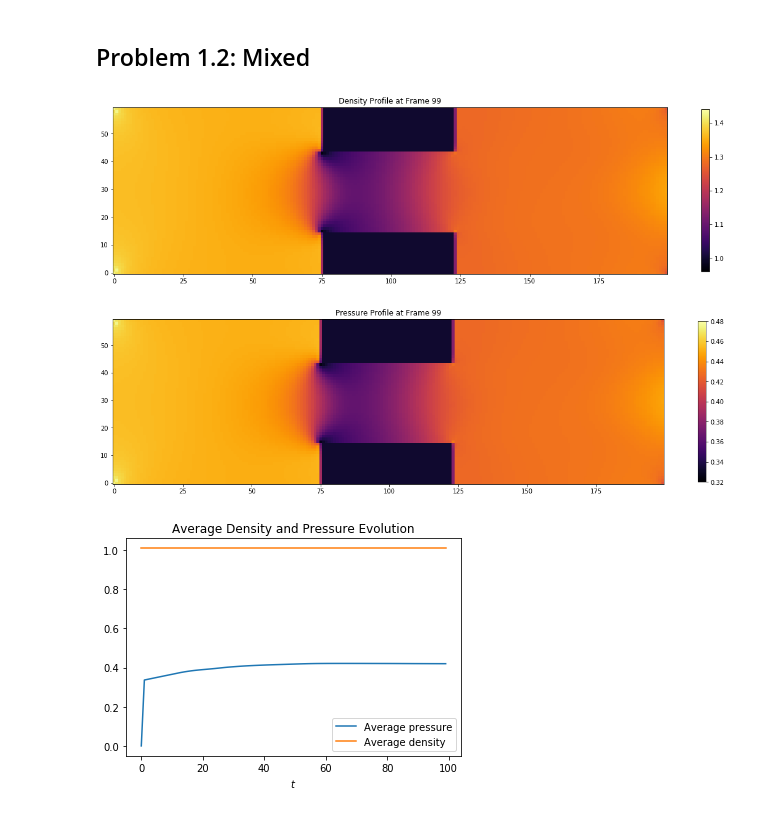
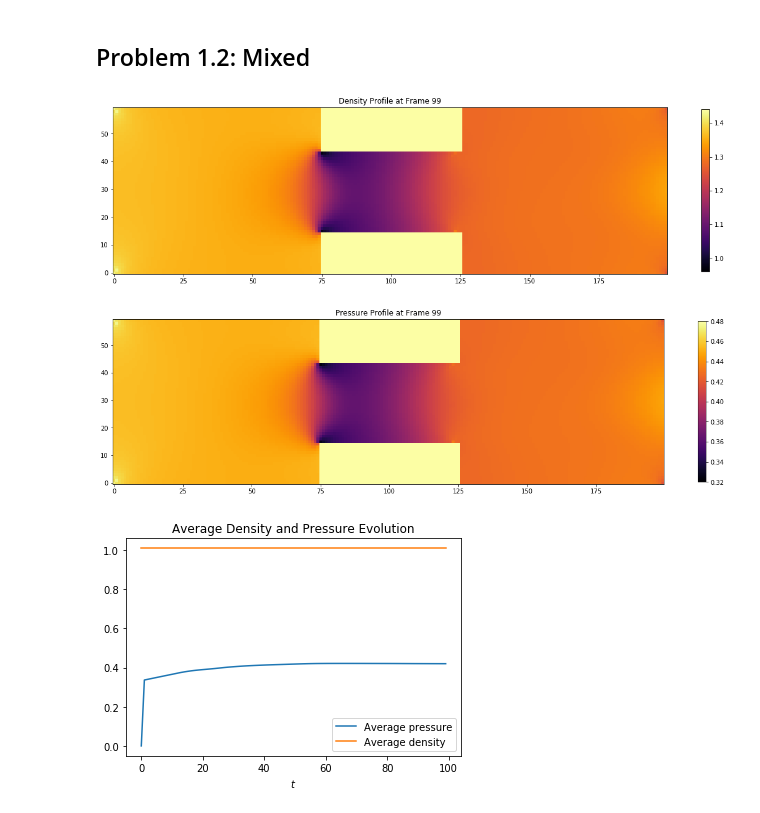
Before and after one commit to iacs-ac290r-2019/homework, a Jupyter notebook: hw2/lbm_7/viz.ipynb, the cells around one changed output. Drawn from its saved outputs; the diff is of its cells as text; code cells hidden in the pictures.

Commit message:
disabled savefig command

```diff
--- a/hw2/lbm_7/viz.ipynb
+++ b/hw2/lbm_7/viz.ipynb
@@ -303,26 +303,26 @@ outdir_mbc = "lbm_mbc_Re001.out/"
 # %%
 # This is for visualizing one frame
 # First number represent frame number
 # Change 0: density, 1: ux, 2: uy, 3: speed
 fr = 99
 rho=load_file(outdir_mbc, fr)[0]
-# rho=channel(rho)
+rho=channel(rho)
 fig, ax = plt.subplots(figsize=(20,8))
 plt.imshow(rho,cmap=cm.inferno,vmin=0.96,vmax=1.44)
 fig.gca().invert_yaxis()
 plt.colorbar(shrink=0.6)
 plt.title("Density Profile at Frame %i" % fr)
-fig.savefig('../figs/lbm_mbc_rho.png', bbox_inches='tight')
+# fig.savefig('../figs/lbm_mbc_rho.png', bbox_inches='tight')
 plt.show()
 # %% [output]
-[figure, old version]
+[figure, new version]
 # %%
 # This is for visualizing one frame
 # First number represent frame number
 # Change 0: density, 1: ux, 2: uy, 3: speed, 4: pressure
 fr = 99
 pressure=load_file(outdir_mbc, fr)[4]
-# pressure=channel(pressure)
+pressure=channel(pressure)
 fig, ax = plt.subplots(figsize=(20,8))
 pMin = np.min(pressure)
 pMax = np.max(pressure)
@@ -334,10 +334,10 @@ plt.imshow(pressure,cmap=cm.inferno,vmin=0.32,vmax=0.48)
 fig.gca().invert_yaxis()
 plt.colorbar(shrink=0.6)
 plt.title("Pressure Profile at Frame %i" % fr)
-fig.savefig('../figs/lbm_mbc_pressure.png', bbox_inches='tight')
+# fig.savefig('../figs/lbm_mbc_pressure.png', bbox_inches='tight')
 plt.show()
 # %% [output]
-[figure, old version]
+[figure, new version]
 # %%
 plt.figure()
 ax = plt.subplot(111)
```
Also changed, not shown: parts of 8 cells of this notebook.
